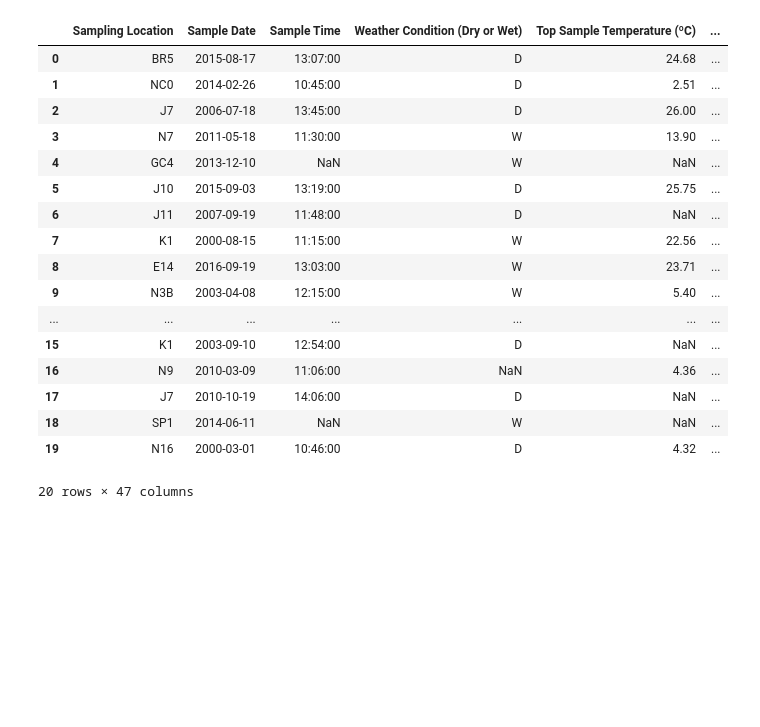
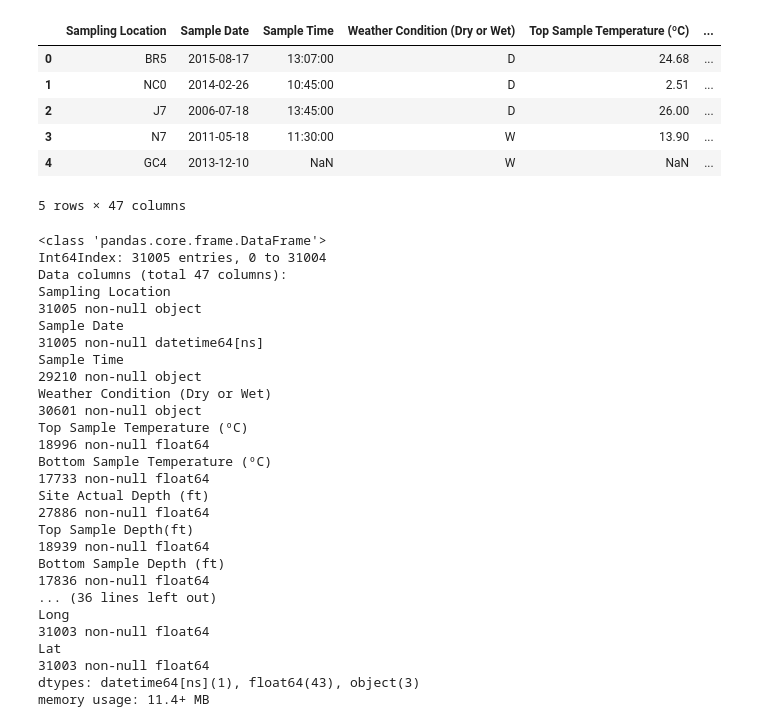
Before and after one commit to dradamski/capstone-two, a Jupyter notebook: notebooks/Data Exploration.ipynb, the cells around one changed output. Saved outputs shown, nothing was run; the diff lists cells and outputs as text; code cells hidden in the pictures; blank space fills up the shorter version.

Commit message:
looking at column descriptive stats

```diff
--- a/notebooks/Data Exploration.ipynb
+++ b/notebooks/Data Exploration.ipynb
@@ -21,21 +21,30 @@ df['Sample Time'] = times
-# %%
-df.head(20)
-# %% [output]
-|  | Sampling Location | Sample Date | Sample Time | Weather Condition (Dry or Wet) | Top Sample Temperature (ºC) | ... |
-| 0 | BR5 | 2015-08-17 | 13:07:00 | D | 24.68 | ... |
-| 1 | NC0 | 2014-02-26 | 10:45:00 | D | 2.51 | ... |
-| 2 | J7 | 2006-07-18 | 13:45:00 | D | 26.00 | ... |
-| 3 | N7 | 2011-05-18 | 11:30:00 | W | 13.90 | ... |
-| 4 | GC4 | 2013-12-10 | NaN | W | NaN | ... |
-| 5 | J10 | 2015-09-03 | 13:19:00 | D | 25.75 | ... |
-| 6 | J11 | 2007-09-19 | 11:48:00 | D | NaN | ... |
-| 7 | K1 | 2000-08-15 | 11:15:00 | W | 22.56 | ... |
-| 8 | E14 | 2016-09-19 | 13:03:00 | W | 23.71 | ... |
-| 9 | N3B | 2003-04-08 | 12:15:00 | W | 5.40 | ... |
-| ... | ... | ... | ... | ... | ... | ... |
-| 15 | K1 | 2003-09-10 | 12:54:00 | D | NaN | ... |
-| 16 | N9 | 2010-03-09 | 11:06:00 | NaN | 4.36 | ... |
-| 17 | J7 | 2010-10-19 | 14:06:00 | D | NaN | ... |
-| 18 | SP1 | 2014-06-11 | NaN | W | NaN | ... |
-| 19 | N16 | 2000-03-01 | 10:46:00 | D | 4.32 | ... |
-20 rows × 47 columns
+# %%
+wq_df.head()
+# %% [output]
+|  | Sampling Location | Sample Date | Sample Time | Weather Condition (Dry or Wet) | Top Sample Temperature (ºC) | ... |
+| 0 | BR5 | 2015-08-17 | 13:07:00 | D | 24.68 | ... |
+| 1 | NC0 | 2014-02-26 | 10:45:00 | D | 2.51 | ... |
+| 2 | J7 | 2006-07-18 | 13:45:00 | D | 26.00 | ... |
+| 3 | N7 | 2011-05-18 | 11:30:00 | W | 13.90 | ... |
+| 4 | GC4 | 2013-12-10 | NaN | W | NaN | ... |
+5 rows × 47 columns
+# %%
+wq_df.info()
+# %% [output]
+<class 'pandas.core.frame.DataFrame'>
+Int64Index: 31005 entries, 0 to 31004
+Data columns (total 47 columns):
+Sampling Location                                                                   31005 non-null object
+Sample Date                                                                         31005 non-null datetime64[ns]
+Sample Time                                                                         29210 non-null object
+Weather Condition (Dry or Wet)                                                      30601 non-null object
+Top Sample Temperature (ºC)                                                         18996 non-null float64
+Bottom Sample Temperature (ºC)                                                      17733 non-null float64
+Site Actual Depth (ft)                                                              27886 non-null float64
+Top Sample Depth(ft)                                                                18939 non-null float64
+Bottom Sample Depth (ft)                                                            17836 non-null float64
+... (36 lines left out)
+Long                                                                                31003 non-null float64
+Lat                                                                                 31003 non-null float64
+dtypes: datetime64[ns](1), float64(43), object(3)
+memory usage: 11.4+ MB
```
Also changed, not shown: parts of 13 cells of this notebook.
